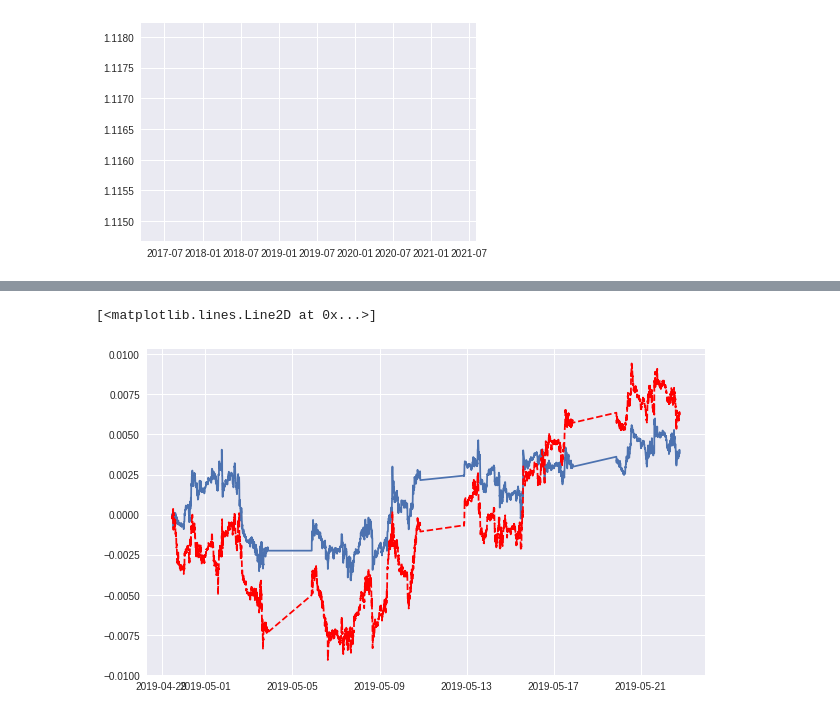
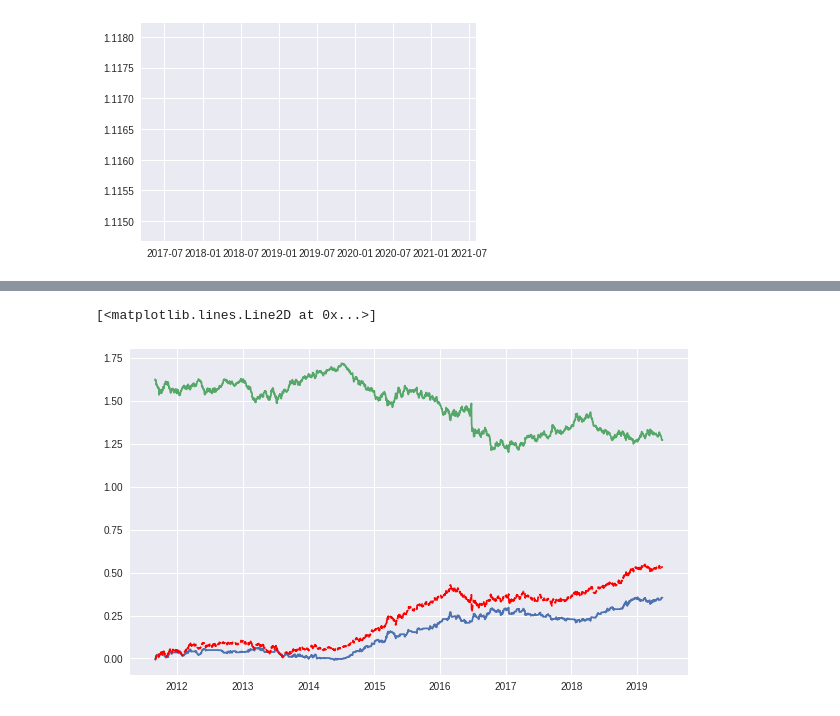
Before and after one commit to xiaobo-fu/python_for_finance, a Jupyter notebook: fxcmpy.ipynb, the cells around one changed output, grey strips where cells are left out. Saved outputs shown, nothing was run; the diff lists cells and outputs as text; code cells hidden in the pictures.

```diff
--- a/fxcmpy.ipynb
+++ b/fxcmpy.ipynb
@@ -154,0 +169,9 @@ datappr(data,82)
+# %%
+data.dropna(inplace=True)
+# %%
+MA_States = []
+for i in SMA:
+    for j in range(i,SMA[-1]+1,7):
+        MA_State = str(i) +':' +str(j)
+        data[MA_State] = np.where(data[str(i)] < data[str(j)], 1, -1)
+        MA_States.append(MA_State)
@@ -156,4 +187,3 @@ datappr(data,82)
 train, test = train_test_split(data, test_size=0.5, shuffle=False, random_state=42)
 model = MLPClassifier(solver='lbfgs', alpha=1e-5, hidden_layer_sizes=2 * [250], random_state=1)
 model.fit(train[cols_bin], train['direction'])
-test['position'] = model.predict(test[cols])
@@ -160,2 +197,0 @@ test['position'] = model.predict(test[cols])
-# %%
-test['confidence'] = model.predict_proba(test[cols]).T[1]
@@ -172,9 +198,11 @@ array([[2.63788991e-13, 1.00000000e+00],
 # %%
+test['confidence'] = model.predict_proba(test[cols_bin+MA_States]).T[0]
 test['strategy'] = test['position'] * test['returns'] * (test['confidence'])
 fig = plt.figure(figsize =(10,6))
 plt.plot(test['strategy'].cumsum())
 test['strategy'] = test['position'] * test['returns']
 plt.plot(test['strategy'].cumsum(), '--r')
+plt.plot(test['bidclose'])
 # %% [output]
 [<matplotlib.lines.Line2D at 0x...>]
-[figure, old version]
+[figure, new version]
```
Also changed, not shown: parts of 10 cells of this notebook.
